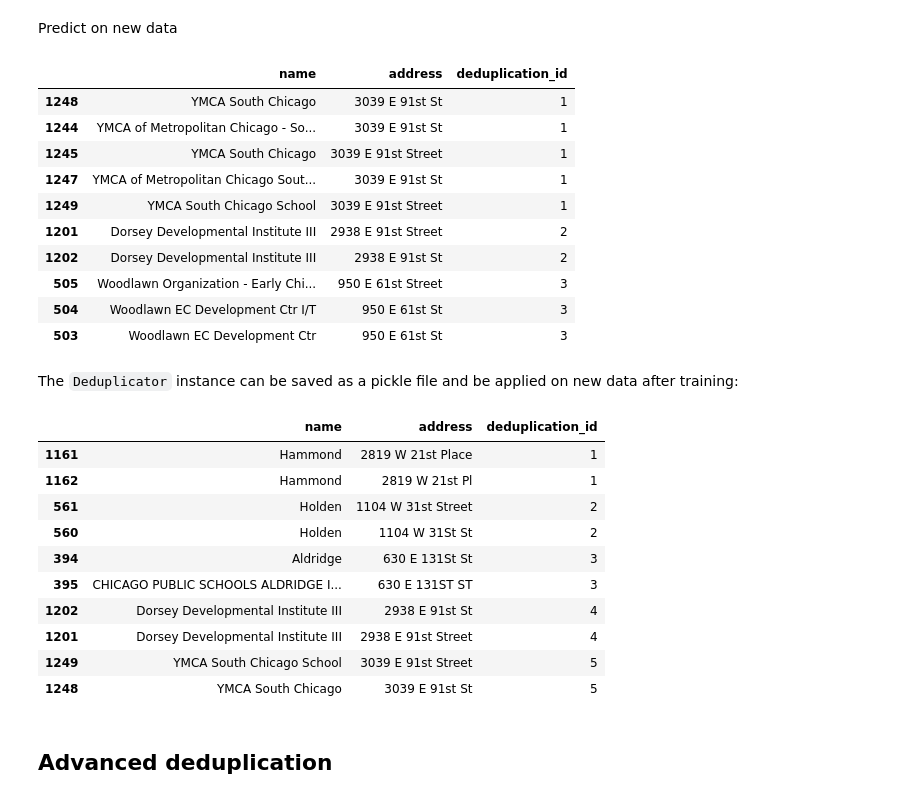
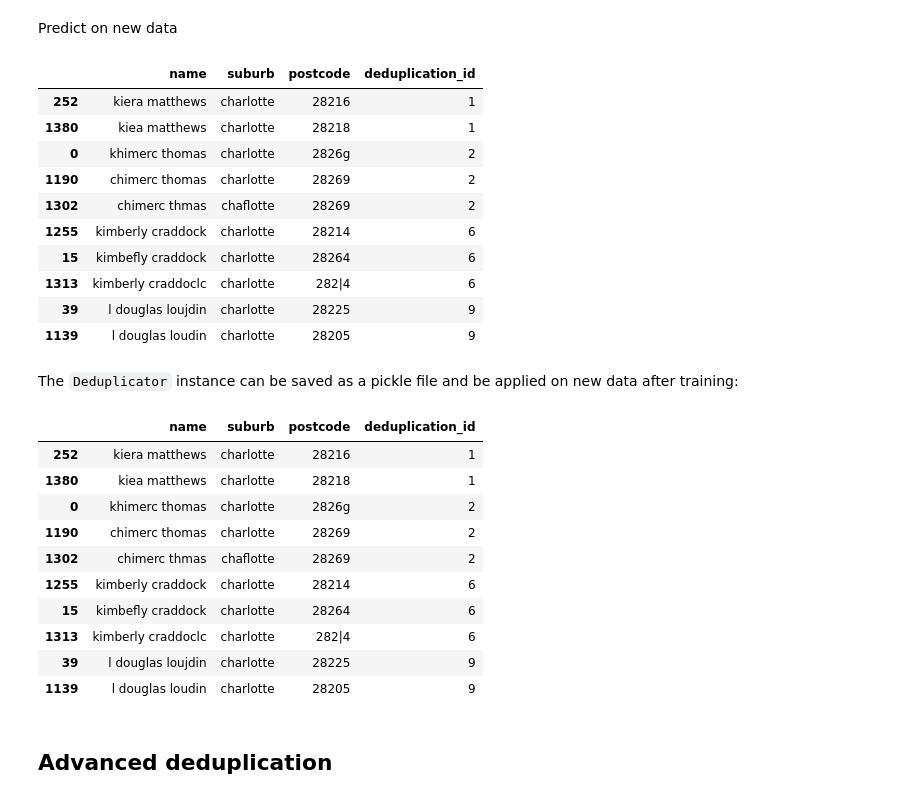
Before and after one commit to fritshermans/deduplipy, a Jupyter notebook: docs/source/Tutorial.ipynb, the cells around one changed output. Saved outputs shown, nothing was run; the diff lists cells and outputs as text; code cells hidden in the pictures.

Commit message:
updates example notebooks and documentation with updated load_data

```diff
--- a/docs/source/Tutorial.ipynb
+++ b/docs/source/Tutorial.ipynb
@@ -8,4 +8,4 @@ from deduplipy.datasets import load_data
 # %% [markdown]
 Load data
 # %%
-df_train = load_data(kind='childcare', return_pairs=False)
+df_train = load_data(kind='voters')
@@ -24,7 +24,7 @@ from deduplipy.deduplicator import Deduplicator
 # %% [markdown]
 Instantiate `Deduplicator` class with the column names
 # %%
-myDedupliPy = Deduplicator(['name', 'address'])
+myDedupliPy = Deduplicator(['name', 'suburb', 'postcode'])
 # %% [markdown]
 Perform the fitting using active learning
 # %%
@@ -35,17 +35,17 @@ Predict on new data
 res = myDedupliPy.predict(df_train)
 res.sort_values('deduplication_id').head(10)
 # %% [output]
-|  | name | address | deduplication_id |
-| 1248 | YMCA South Chicago | 3039 E 91st St | 1 |
-| 1244 | YMCA of Metropolitan Chicago - So... | 3039 E 91st St | 1 |
-| 1245 | YMCA South Chicago | 3039 E 91st Street | 1 |
-| 1247 | YMCA of Metropolitan Chicago Sout... | 3039 E 91st St | 1 |
-| 1249 | YMCA South Chicago School | 3039 E 91st Street | 1 |
-| 1201 | Dorsey Developmental Institute III | 2938 E 91st Street | 2 |
-| 1202 | Dorsey Developmental Institute III | 2938 E 91st St | 2 |
-| 505 | Woodlawn Organization - Early Chi... | 950 E 61st Street | 3 |
-| 504 | Woodlawn EC Development Ctr I/T | 950 E 61st St | 3 |
-| 503 | Woodlawn EC Development Ctr | 950 E 61st St | 3 |
+|  | name | suburb | postcode | deduplication_id |
+| 252 | kiera matthews | charlotte | 28216 | 1 |
+| 1380 | kiea matthews | charlotte | 28218 | 1 |
+| 0 | khimerc thomas | charlotte | 2826g | 2 |
+| 1190 | chimerc thomas | charlotte | 28269 | 2 |
+| 1302 | chimerc thmas | chaflotte | 28269 | 2 |
+| 1255 | kimberly craddock | charlotte | 28214 | 6 |
+| 15 | kimbefly craddock | charlotte | 28264 | 6 |
+| 1313 | kimberly craddoclc | charlotte | 282|4 | 6 |
+| 39 | l douglas loujdin | charlotte | 28225 | 9 |
+| 1139 | l douglas loudin | charlotte | 28205 | 9 |
 # %% [markdown]
 The `Deduplicator` instance can be saved as a pickle file and be applied on new data after training:
 # %%
@@ -59,20 +57,20 @@ del(myDedupliPy)
 with open('myDeduplipy.pkl', 'rb') as f:
     loaded_obj = pickle.load(f)
 # %%
-res = loaded_obj.predict(df)
+res = loaded_obj.predict(df_train)
 res.sort_values('deduplication_id').head(10)
 # %% [output]
-|  | name | address | deduplication_id |
-| 1161 | Hammond | 2819 W 21st Place | 1 |
-| 1162 | Hammond | 2819 W 21st Pl | 1 |
-| 561 | Holden | 1104 W 31st Street | 2 |
-| 560 | Holden | 1104 W 31St St | 2 |
-| 394 | Aldridge | 630 E 131St St | 3 |
-| 395 | CHICAGO PUBLIC SCHOOLS ALDRIDGE I... | 630 E 131ST ST | 3 |
-| 1202 | Dorsey Developmental Institute III | 2938 E 91st St | 4 |
-| 1201 | Dorsey Developmental Institute III | 2938 E 91st Street | 4 |
-| 1249 | YMCA South Chicago School | 3039 E 91st Street | 5 |
-| 1248 | YMCA South Chicago | 3039 E 91st St | 5 |
+|  | name | suburb | postcode | deduplication_id |
+| 252 | kiera matthews | charlotte | 28216 | 1 |
+| 1380 | kiea matthews | charlotte | 28218 | 1 |
+| 0 | khimerc thomas | charlotte | 2826g | 2 |
+| 1190 | chimerc thomas | charlotte | 28269 | 2 |
+| 1302 | chimerc thmas | chaflotte | 28269 | 2 |
+| 1255 | kimberly craddock | charlotte | 28214 | 6 |
+| 15 | kimbefly craddock | charlotte | 28264 | 6 |
+| 1313 | kimberly craddoclc | charlotte | 282|4 | 6 |
+| 39 | l douglas loujdin | charlotte | 28225 | 9 |
+| 1139 | l douglas loudin | charlotte | 28205 | 9 |
 # %% [markdown]
 ## Advanced deduplication
 # %% [markdown]
```
Also changed, not shown: parts of 8 cells of this notebook, 2 other files.
